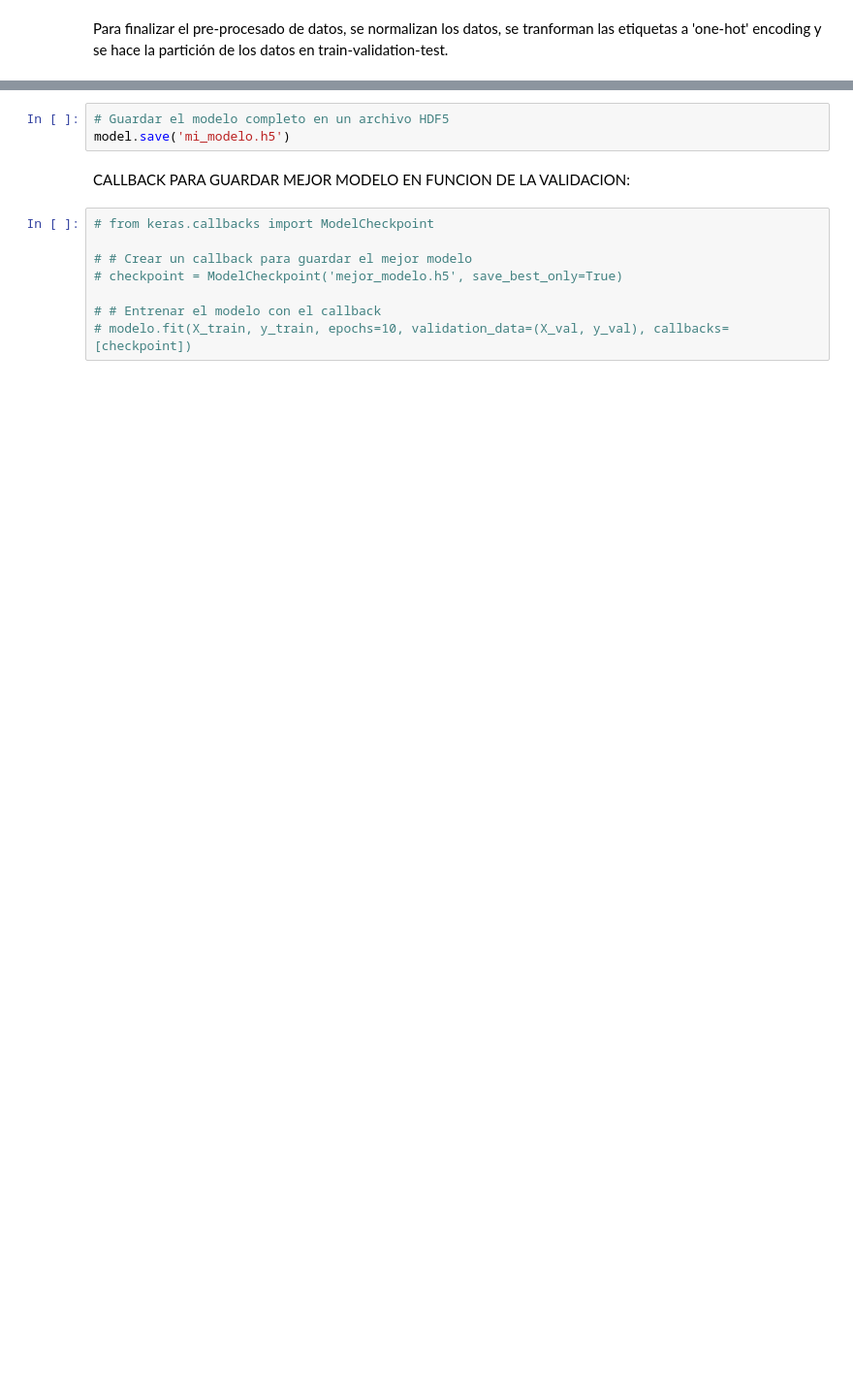
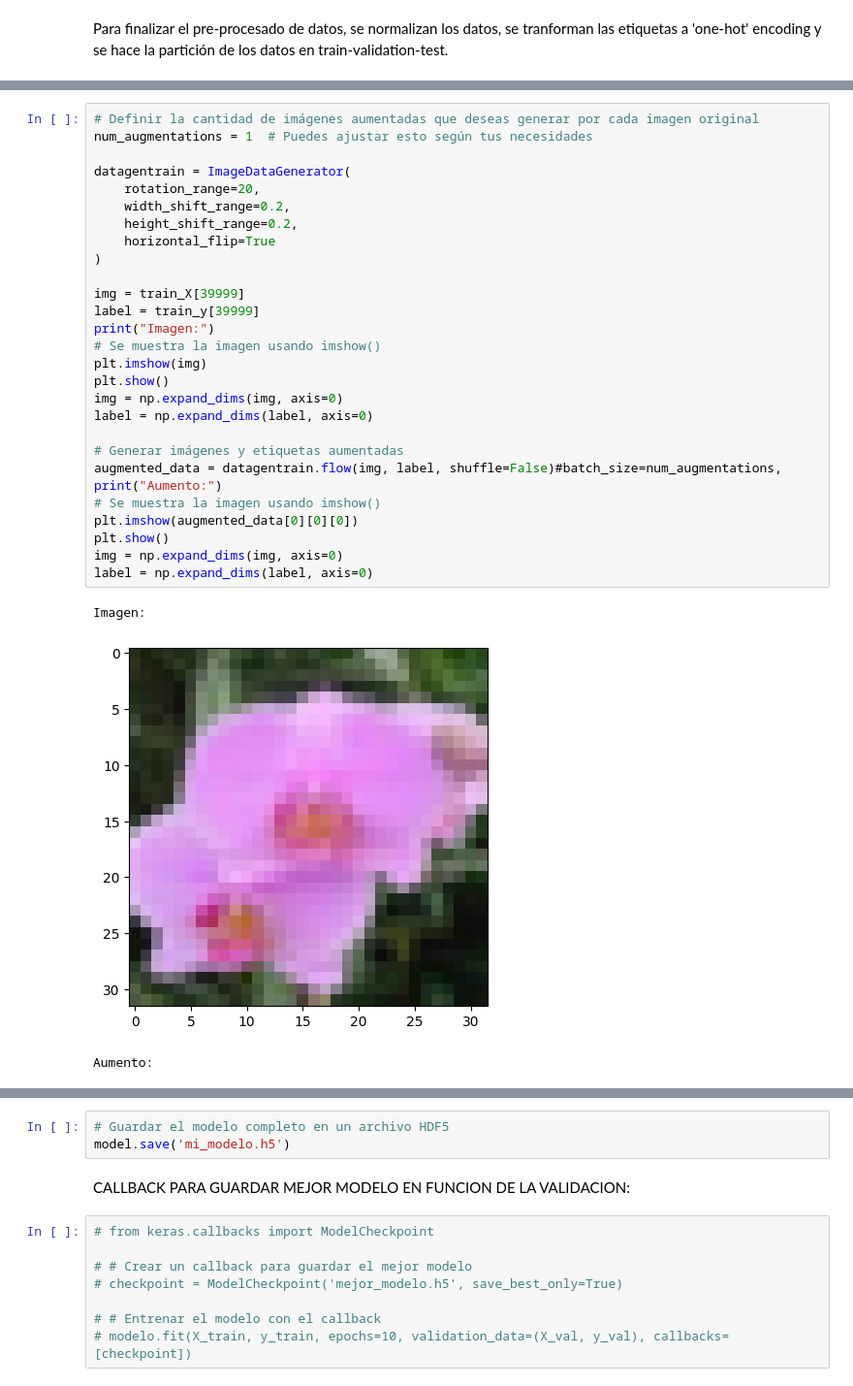
Before and after one commit to 9105507/APRENDIZAJE_AUTOMATICO_23_24, a Jupyter notebook: AA_PRACTICA3_GRUPO_7.ipynb, the cells around one changed output, grey strips where cells are left out. Shown at 97% size. Cells and saved outputs as stored; diff of their text form; blank space fills up the shorter version.

```diff
--- a/AA_PRACTICA3_GRUPO_7.ipynb
+++ b/AA_PRACTICA3_GRUPO_7.ipynb
@@ -525,0 +589,32 @@ Más concretamente, lo que realiza esta clase es, a partir de los datos de entre
+# %%
+# Definir la cantidad de imágenes aumentadas que deseas generar por cada imagen original
+num_augmentations = 1  # Puedes ajustar esto según tus necesidades
+
+datagentrain = ImageDataGenerator(
+    rotation_range=20,
+    width_shift_range=0.2,
+    height_shift_range=0.2,
+    horizontal_flip=True
+)
+
+img = train_X[39999]
+label = train_y[39999]
+print("Imagen:")
+# Se muestra la imagen usando imshow()
+plt.imshow(img)
+plt.show()
+img = np.expand_dims(img, axis=0)
+label = np.expand_dims(label, axis=0)
+
+# Generar imágenes y etiquetas aumentadas
+augmented_data = datagentrain.flow(img, label, shuffle=False)#batch_size=num_augmentations,
+print("Aumento:")
+# Se muestra la imagen usando imshow()
+plt.imshow(augmented_data[0][0][0])
+plt.show()
+img = np.expand_dims(img, axis=0)
+label = np.expand_dims(label, axis=0)
+# %% [output]
+Imagen:
+[figure, added]
+Aumento:
```
Also changed, not shown: parts of 134 cells of this notebook.
